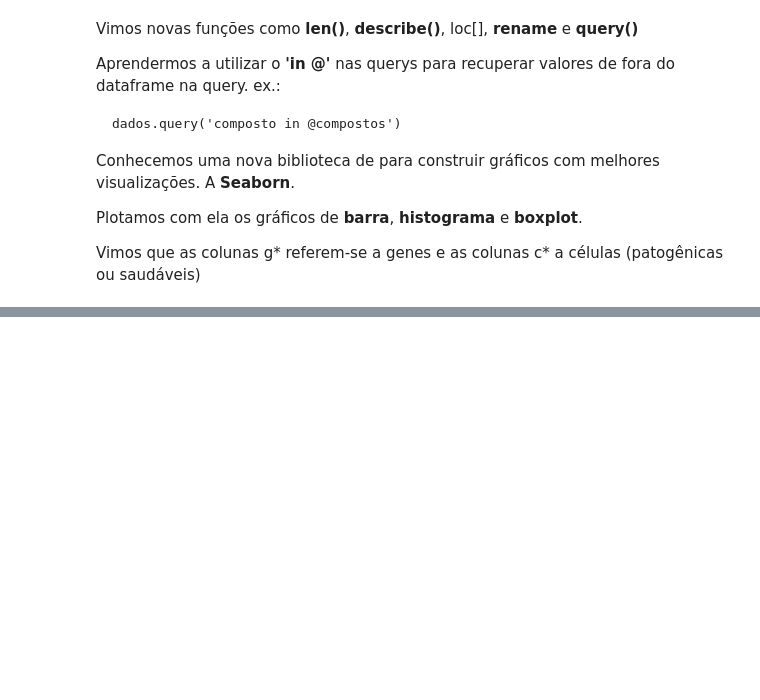
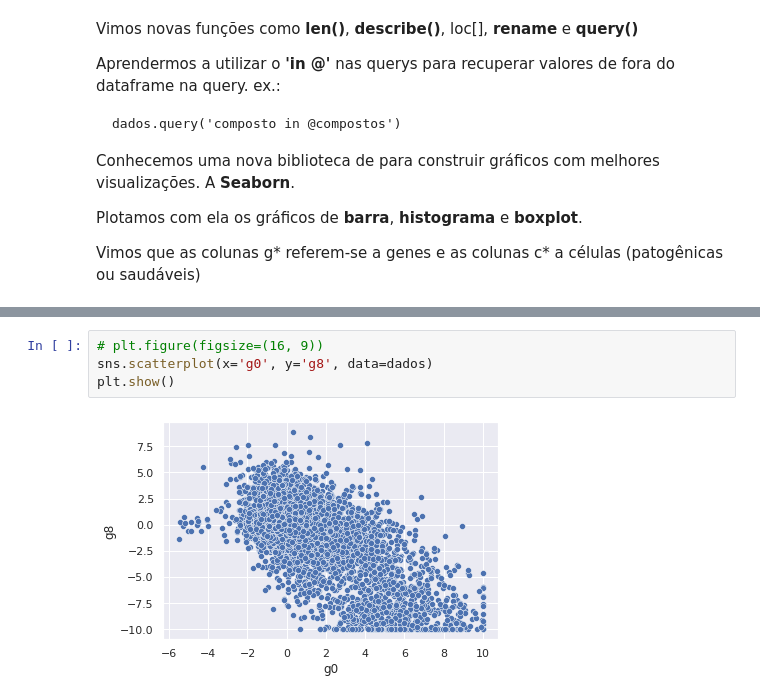
Before and after one commit to collinsdaniel/imersao_dados_3_alura, a Jupyter notebook: ImersaoDados.ipynb, the cells around one changed output, grey strips where cells are left out. Cells and saved outputs as stored; diff of their text form; blank space fills up the shorter version.

```diff
--- a/ImersaoDados.ipynb
+++ b/ImersaoDados.ipynb
@@ -551,0 +720,6 @@ Vimos que as colunas g* referem-se a genes e as colunas c* a células (patogêni
+# %%
+# plt.figure(figsize=(16, 9))
+sns.scatterplot(x='g0', y='g8', data=dados)
+plt.show()
+# %% [output]
+[figure, added]
```
Also changed, not shown: parts of 53 cells of this notebook.
